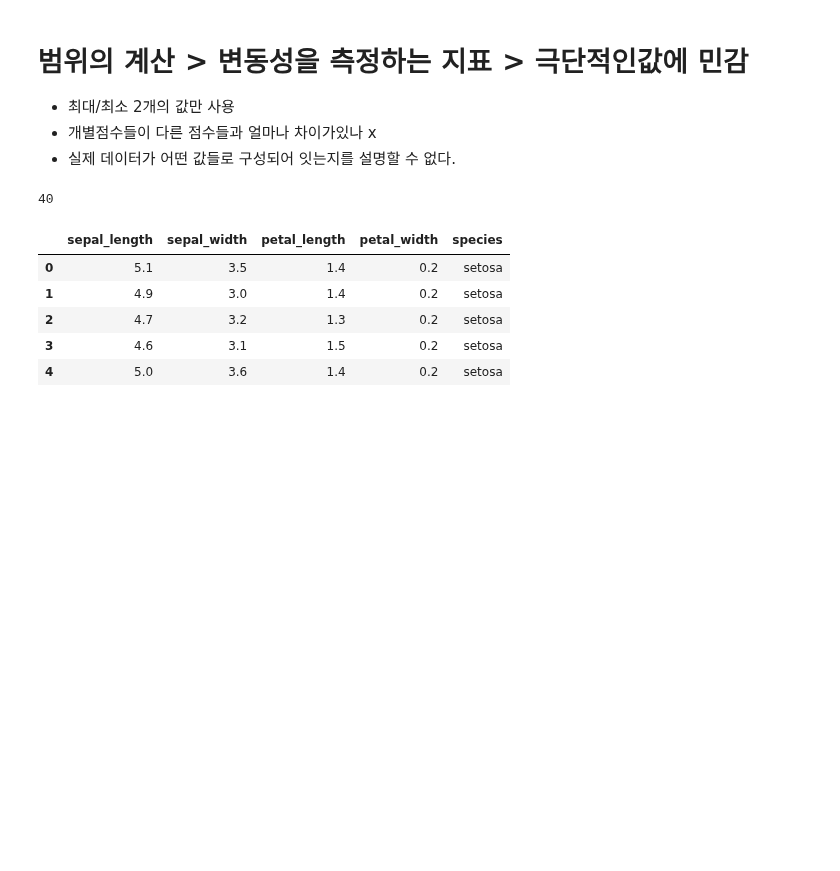
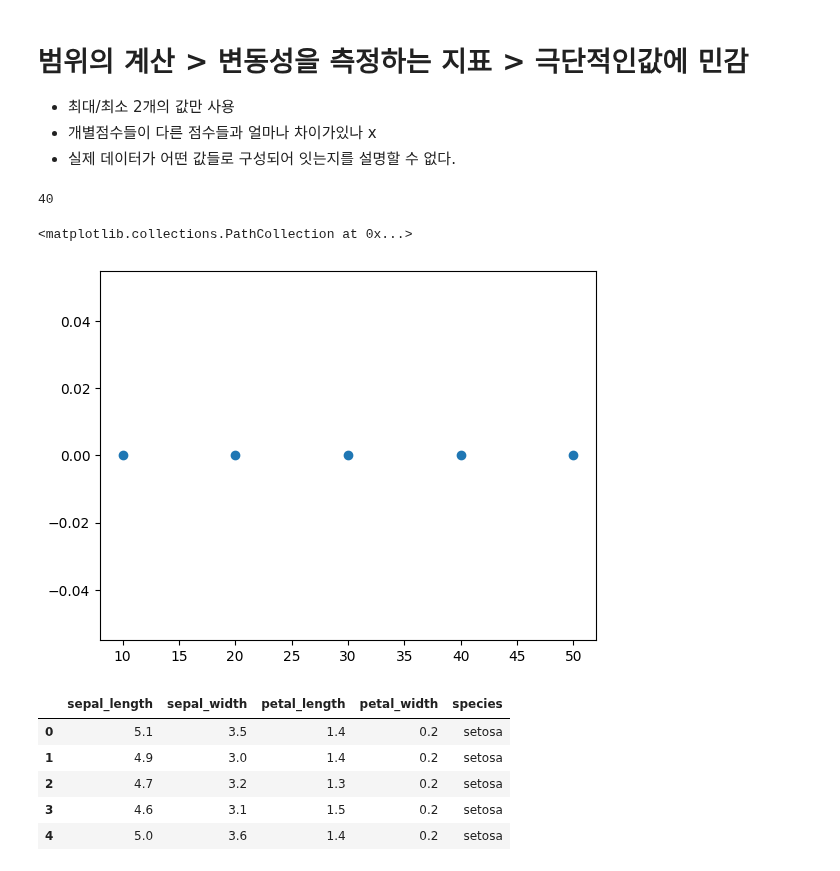
Before and after one commit to zdeik/hipython_rep, a Jupyter notebook: 21.기술통계.ipynb, the cells around one changed output. Drawn from its saved outputs; the diff is of its cells as text; code cells hidden in the pictures; blank space fills up the shorter version.

```diff
--- a/21.기술통계.ipynb
+++ b/21.기술통계.ipynb
@@ -64,6 +77,12 @@ range_value =max(data)- min(data)
 print(range_value) # 40
 # %% [output]
 40
+# %%
+import matplotlib.pyplot as plt
+plt.scatter(data, np.zeros_like(data))
+# %% [output]
+<matplotlib.collections.PathCollection at 0x...>
+[figure, added]
 # %%
 import seaborn as sns
 vp_df = sns.load_dataset('iris')
```
Also changed, not shown: parts of 35 cells of this notebook, 2 other files.
